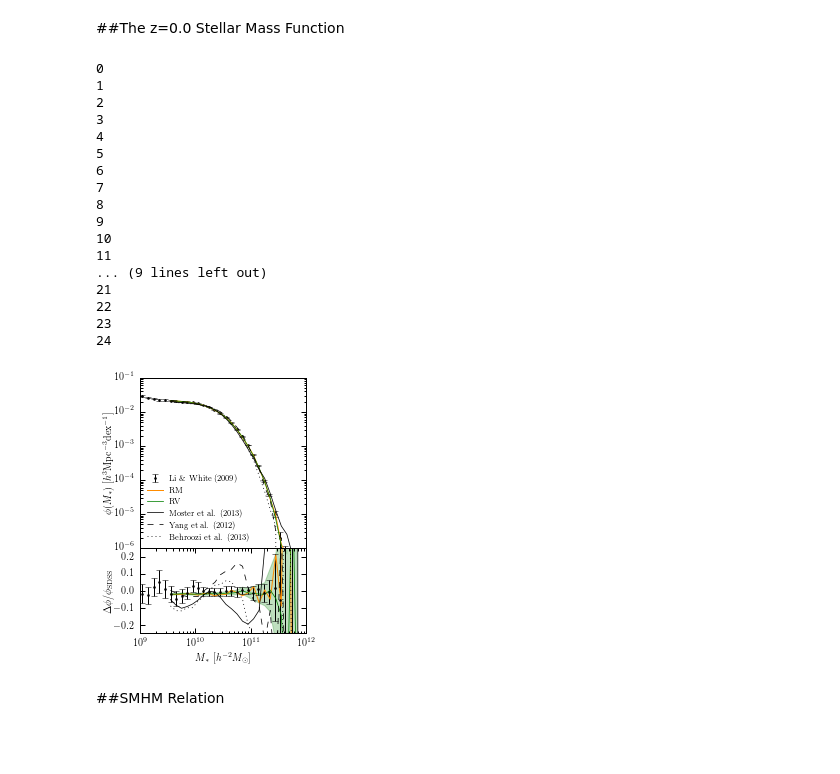
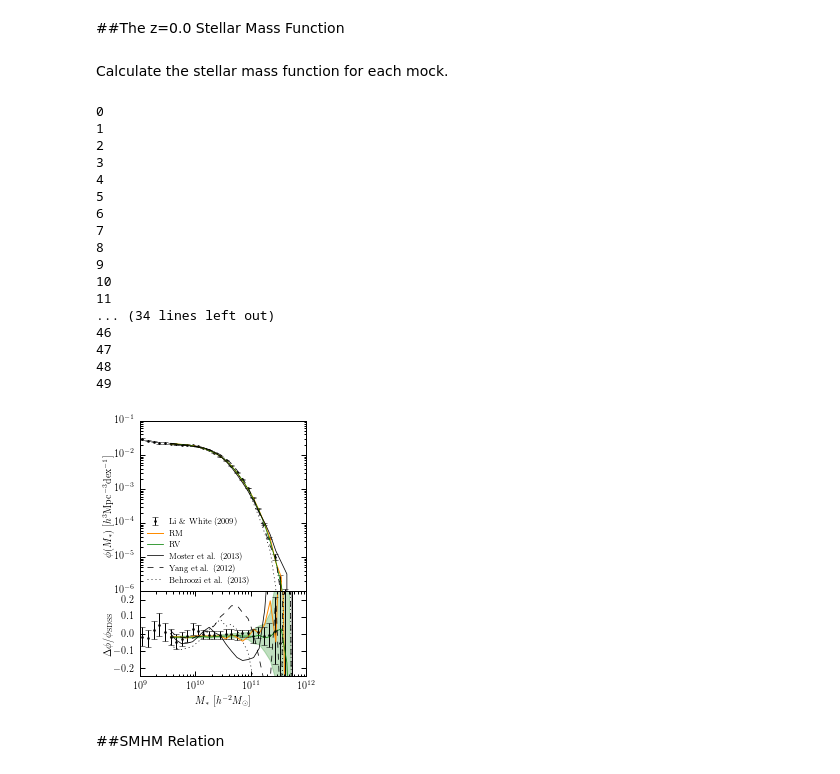
Before and after one commit to duncandc/Clustering_Crisis, a Jupyter notebook: notebooks/SHAM_comparison.ipynb, the cells around one changed output. Cells and saved outputs as stored; diff of their text form; code cells hidden in the pictures; blank space fills up the shorter version.

```diff
--- a/notebooks/SHAM_comparison.ipynb
+++ b/notebooks/SHAM_comparison.ipynb
@@ -216,9 +128,10 @@ composite_model_4.param_dict['c'] =  1.0 #consistent with confidence interval
 # %%
-#populate simulation
+from default import composite_model_4
 composite_model_4.populate_mock(halocat = halocat)
+np.seed(42)
 mock_4 = composite_model_4.mock.galaxy_table
+
 print(mock_4.dtype.names)
-mock_4['stellar_mass'] = mock_4['stellar_mass']*(0.7)
 
 print("number of galaxies in mock: ", len(mock_4))
 f_sat = float(np.sum(mock_4['halo_upid']!=-1))/len(mock_4)
@@ -246,8 +145,9 @@ composite_model_5.param_dict['log_scatter'] =  0.21
 # %%
-#populate simulation
+from default import composite_model_5
 composite_model_5.populate_mock(halocat = halocat)
+np.seed(42)
 mock_5 = composite_model_5.mock.galaxy_table
-mock_5['stellar_mass'] =  mock_5['stellar_mass']
+
 print(mock_5.dtype.names)
 
 print("number of galaxies in mock: ", len(mock_5))
@@ -260,3 +160,5 @@ satellite fraction:  0.185633708761
 # %% [markdown]
 ##The z=0.0 Stellar Mass Function
+# %% [markdown]
+Calculate the stellar mass function for each mock.
 # %%
@@ -274,17 +196,25 @@ def stellar_mass_func(mock):
 
     return dndm, bin_centers, bins
 # %%
-#calculate errors on stellar mass fuction for one mock
-Nboot = 25
-dndm_2_boot = np.zeros((Nboot,24))
-for i in range(0,Nboot):
+"""
+Calculate errors on stellar mass fuction for the RV model by re-populating.
+"""
+
+np.seed(42)
+
+N = 50
+dndm_2_sub = np.zeros((N,24))
+for i in range(0,N):
     print(i)
     composite_model_2.populate_mock(halocat = halocat)
     mock_2 = composite_model_2.mock.galaxy_table
-    dndm_2_boot[i,:], bin_centers, bins = stellar_mass_func(mock_2)
+    dndm_2_sub[i,:], bin_centers, bins = stellar_mass_func(mock_2)
 
-dndm_2_err = np.std(dndm_2_boot, axis=0)
-dndm_2 = np.mean(dndm_2_boot, axis=0)
+#calculate error bars and mean
+dndm_2_err = np.std(dndm_2_sub, axis=0)
+dndm_2 = np.mean(dndm_2_sub, axis=0)
+
+error_calculated_on_RV = True
 # %% [output]
 0
 1
@@ -298,22 +228,35 @@ dndm_2 = np.mean(dndm_2_boot, axis=0)
 9
 10
 11
-... (9 lines left out)
-21
-22
-23
-24
+... (34 lines left out)
+46
+47
+48
+49
+# %%
+"""
+calculate stellar mass function for the other models
+"""
+
+#check to see if errors were caclulated on RV
+try:
+    if (error_calculated_on_RV == True):
+        pass
+except NameError:
+    error_calculated_on_RV = False
+
+dndm_1, bin_centers, bins = stellar_mass_func(mock_1)
+if not error_calculated_on_RV:
+    dndm_2, bin_centers, bins = stellar_mass_func(mock_2)
+dndm_3, bin_centers, bins = stellar_mass_func(mock_3)
+dndm_4, bin_centers, bins = stellar_mass_func(mock_4)
+dndm_5, bin_centers, bins = stellar_mass_func(mock_5)
 # %%
-show_error_on_RV = True
-smf = 'LiWhite'
+"""
+Plot the stellar mass function and compare to an observed function
+"""
 
-if not show_error_on_RV:
-    dndm_2, bin_centers, bins = stellar_mass_func(mock_2)
-
-dndm_1, bin_centers, bins = stellar_mass_func(mock_1)
-dndm_3, bin_centers, bins = stellar_mass_func(mock_3)
-dndm_4, bin_centers, bins = stellar_mass_func(mock_4)
-dndm_5, bin_centers, bins = stellar_mass_func(mock_5)
+smf = 'LiWhite' #comparison function
 
 #load sdss results
 from lss_observations.stellar_mass_functions import LiWhite_2009_phi, Baldry_2011_phi, Yang_2012_phi
@@ -355,34 +298,34 @@ ax.xaxis.set_visible(False)
 plt.legend((p0,p1,p2,p3,p4,p5),
            ("Li \& White (2009)","RM","RV","Moster et al. (2013)",\
             "Yang et al. (2012)","Behroozi et al. (2013)"),\
            loc=3, fontsize=8, frameon=False, numpoints=1)
 
 #lower panel
 rect = 0.2,0.125,0.7,0.275
 ax = fig.add_axes(rect)
 ax.plot(bin_centers, (dndm_1-sdss_phi(bin_centers))/sdss_phi(bin_centers),'-', color='darkorange', lw=1)
 ax.plot(bin_centers, (dndm_2-sdss_phi(bin_centers))/sdss_phi(bin_centers),'-', color='green', lw=0.75)
-if show_error_on_RV:
+if error_calculated_on_RV:
     y1 = (dndm_2 + dndm_2_err -sdss_phi(bin_centers))/sdss_phi(bin_centers)
     y2 = (dndm_2 - dndm_2_err -sdss_phi(bin_centers))/sdss_phi(bin_centers)
     ax.fill_between(bin_centers, y1, y2, color='green', alpha=0.25)
 ax.plot(bin_centers, (dndm_3-sdss_phi(bin_centers))/sdss_phi(bin_centers),'-', color='black', lw=0.75)
 ax.plot(bin_centers, (dndm_4-sdss_phi(bin_centers))/sdss_phi(bin_centers),'--', color='black', lw=0.75)
 ax.plot(bin_centers, (dndm_5-sdss_phi(bin_centers))/sdss_phi(bin_centers),':', color='black', lw=0.75)
 ax.errorbar(sdss_m,  (sdss_dndm-sdss_phi(sdss_m))/sdss_phi(sdss_m), yerr=(sdss_err)/sdss_phi(sdss_m), fmt='o', color='black', ms=2, lw=1)
 ax.set_ylim([-0.25,0.25])
 ax.set_yticks([-0.2,-0.1,0.0,0.1,0.2])
 ax.set_xlim([10**9,10**12])
 ax.set_xscale('log')
 ax.set_ylabel(r'$\Delta\phi/\phi_{\rm SDSS}$', labelpad=-2)
 ax.set_xlabel(r'$M_{*} ~[h^{-2}M_{\odot}]$')
 
 plt.show()
 
 filepath = PROJECT_DIRECTORY + 'figures/'
 filename = 'stellar_mass_function'
 fig.savefig(filepath+filename+'.pdf', dpi=300)
 # %% [output]
-[figure, old version]
+[figure, new version]
 # %% [markdown]
 ##SMHM Relation
```
Also changed, not shown: parts of 68 cells of this notebook, 2 other files.
